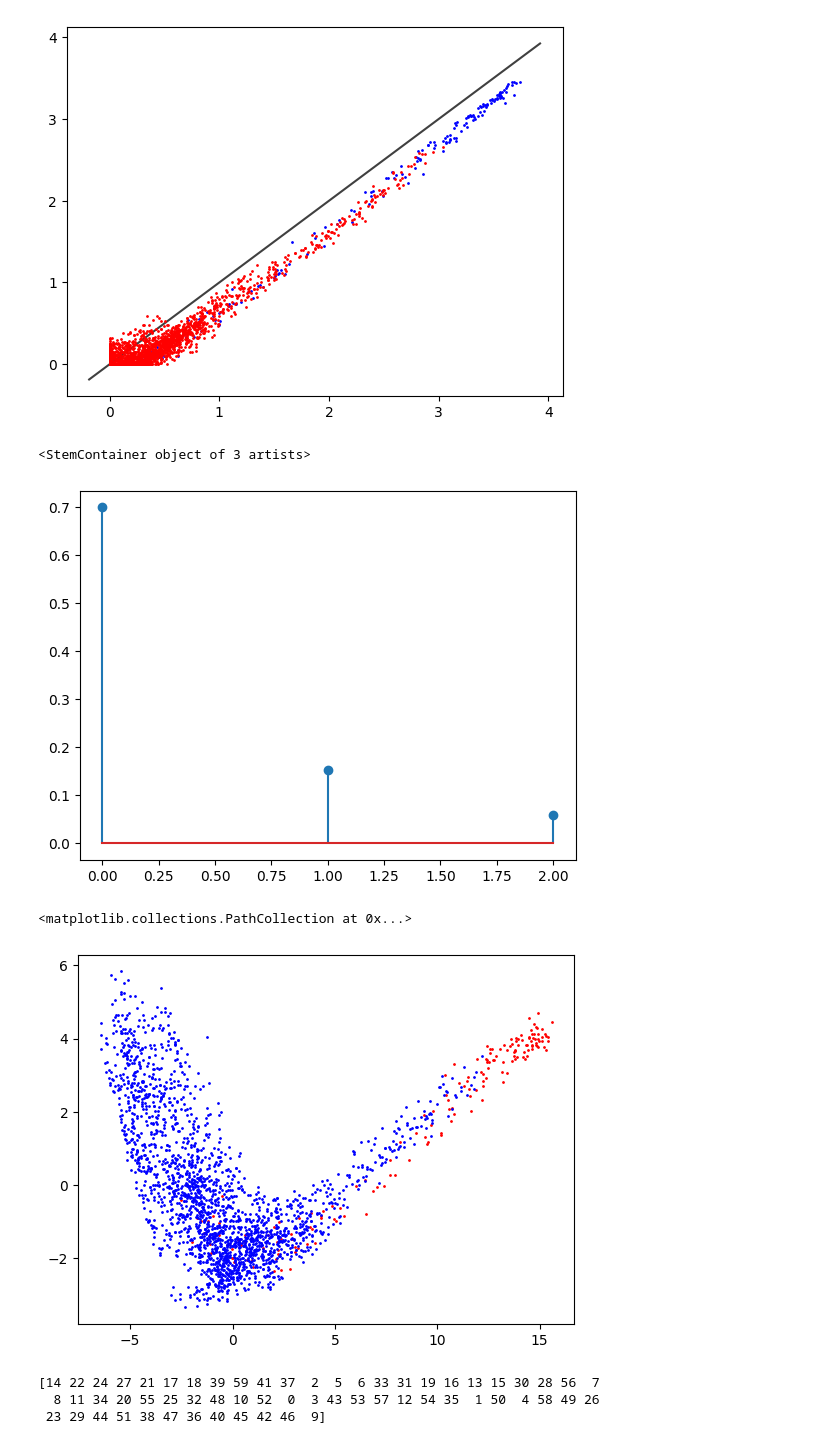
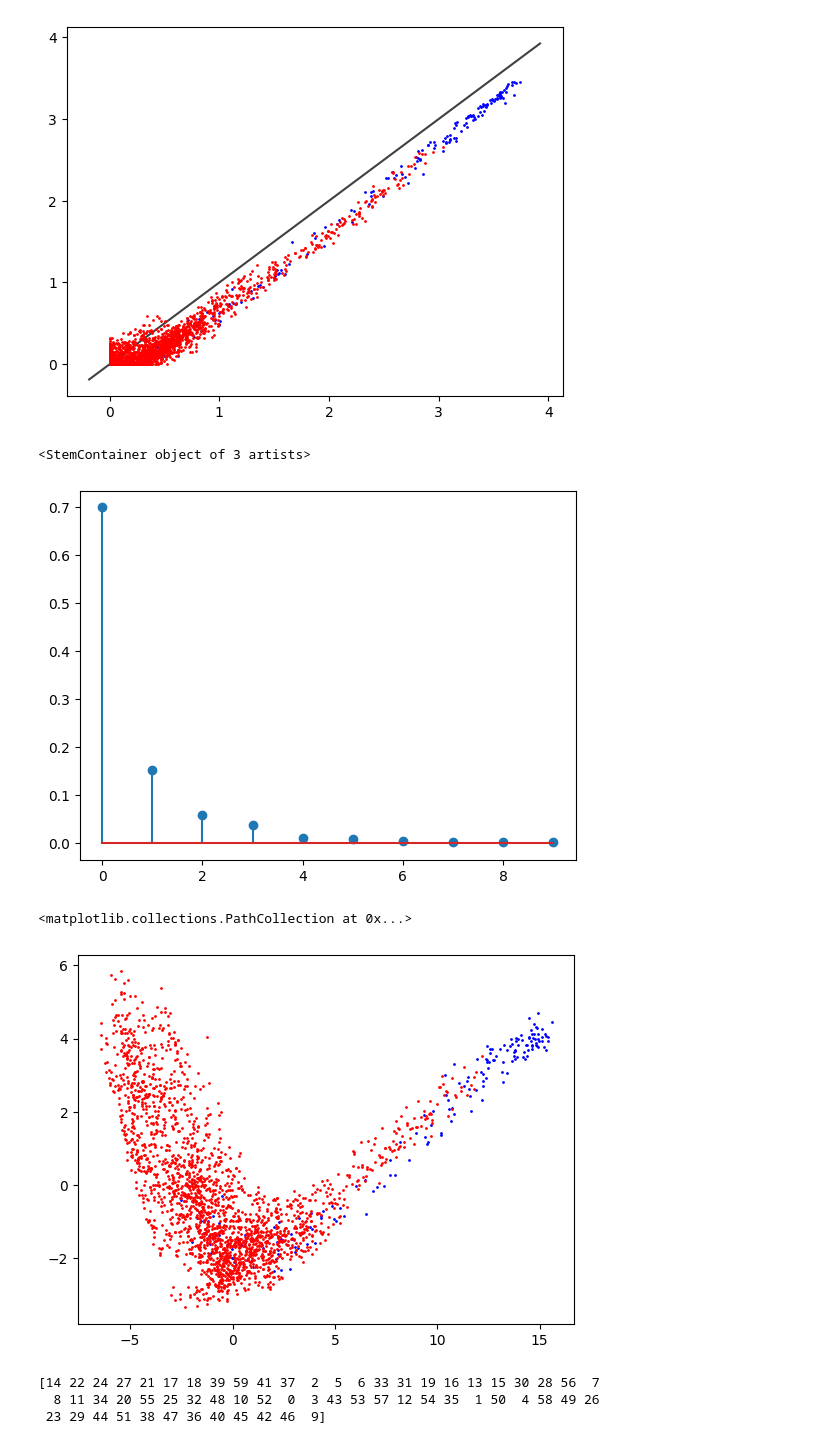
Before and after one commit to adcrry/masif, a Jupyter notebook: data/masif_site/embedding_processor.ipynb, the cells around one changed output. Saved outputs shown, nothing was run; the diff lists cells and outputs as text; code cells hidden in the pictures.

```diff
--- a/data/masif_site/embedding_processor.ipynb
+++ b/data/masif_site/embedding_processor.ipynb
@@ -5,8 +6,8 @@ from sklearn.decomposition import PCA
 from sklearn.metrics import roc_auc_score, accuracy_score, f1_score
 # %%
-fc2_embeddings = np.load("output/fc2_embeddings.npy")
-scores = np.load("output/score_values.npy")
-full_embeddings = np.load("output/embeddings.npy")
-ground_truth = np.load('output/ground_truth.npy')
+prot_name = "4ZQK_A"
 
-np.unique(ground_truth, return_counts=True)
+fc2_embeddings = np.load(f"output/fc2_embeddings_{prot_name}.npy")
+scores = np.load(f"output/score_values_{prot_name}.npy")
+full_embeddings = np.load(f"output/embeddings_{prot_name}.npy")
+ground_truth = np.load(f'output/ground_truth_{prot_name}.npy')
@@ -61,18 +63,18 @@ plt.plot(lims, lims, 'k-', alpha=0.75, zorder=0)
 [<matplotlib.lines.Line2D at 0x...>]
 [figure]
 # %%
-model = PCA(n_components=3)
+model = PCA(n_components=10)
 pred = model.fit_transform(full_embeddings)
 plt.stem(model.explained_variance_ratio_)
 # %% [output]
 <StemContainer object of 3 artists>
-[figure, old version]
+[figure, new version]
 # %%
-plt.scatter(pred[positive_sites, 0], pred[positive_sites, 1], c='r', s=1)
-plt.scatter(pred[negative_sites, 0], pred[negative_sites, 1], c='b', s=1)
+plt.scatter(pred[positive_sites, 0], pred[positive_sites, 1], c='b', s=1)
+plt.scatter(pred[negative_sites, 0], pred[negative_sites, 1], c='r', s=1)
 # %% [output]
 <matplotlib.collections.PathCollection at 0x...>
-[figure, old version]
+[figure, new version]
 # %%
 plt.stem(np.std(full_embeddings, axis=0))
 print(np.std(full_embeddings, axis=0).argsort())
```
Also changed, not shown: parts of 6 cells of this notebook, 3 other files.
